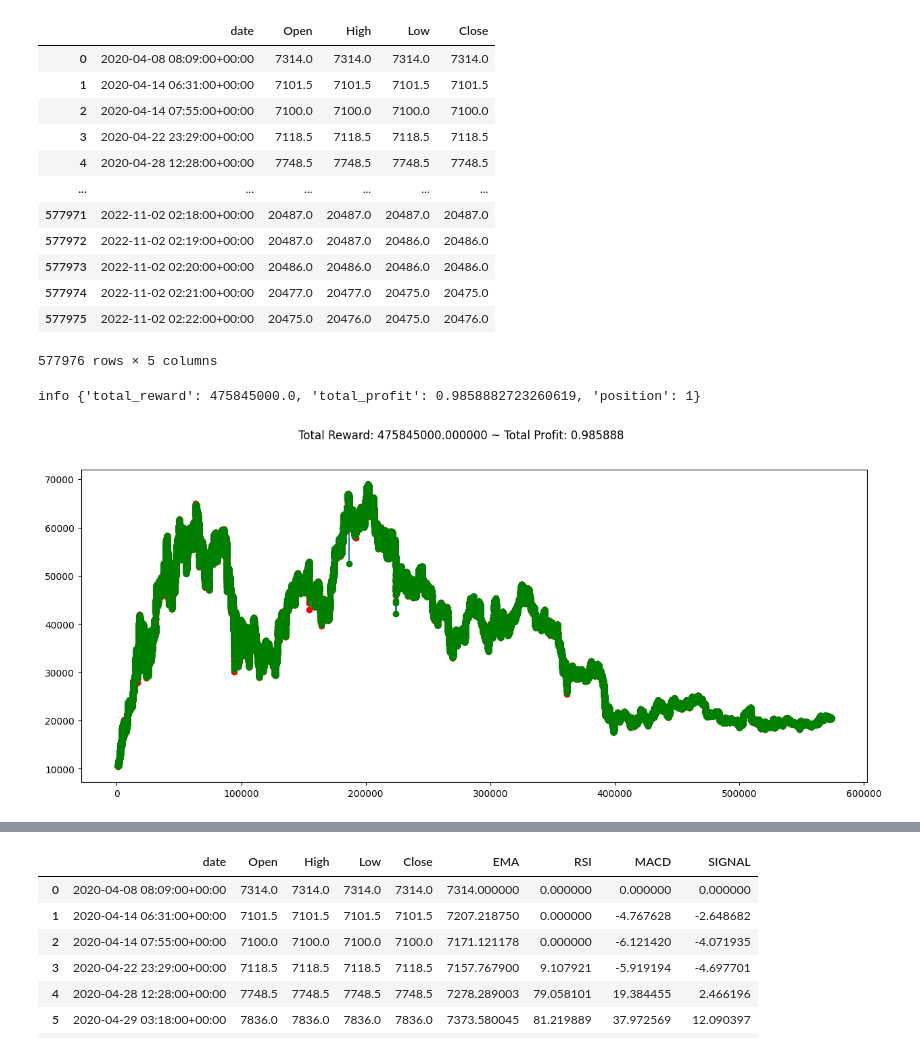
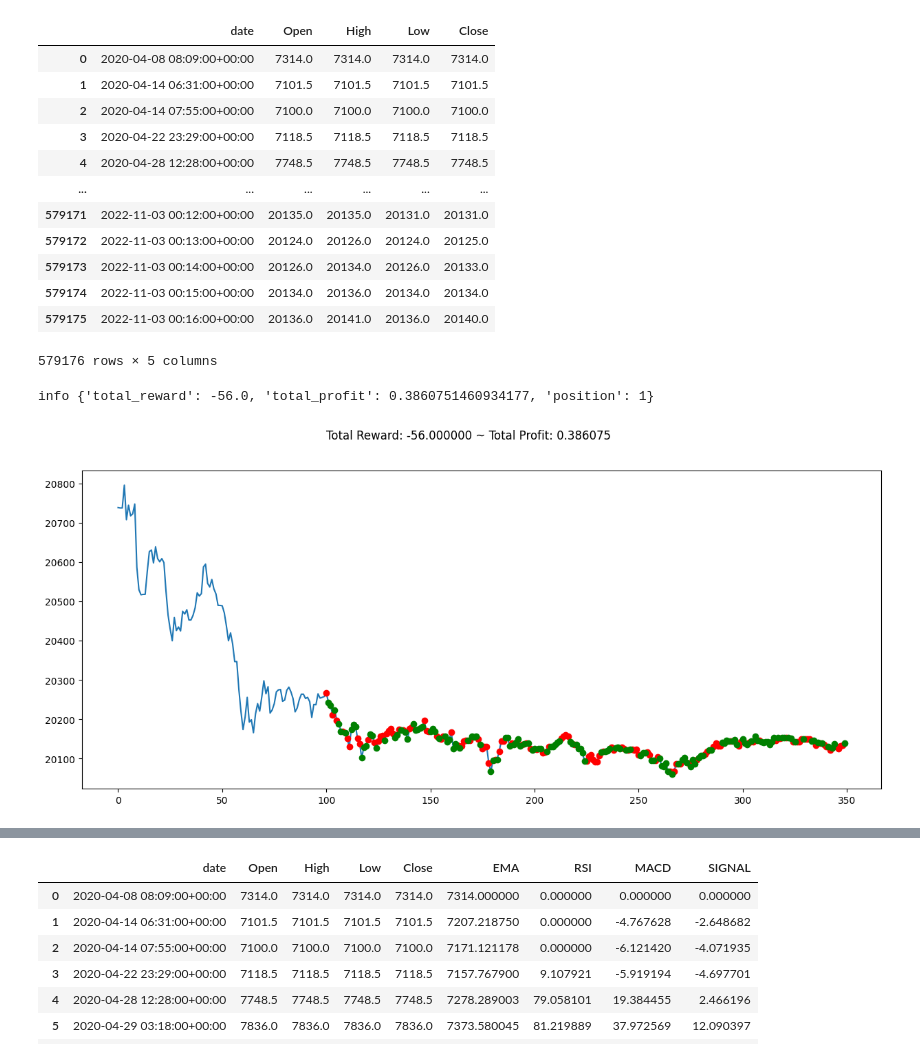
Before and after one commit to BradGaddis/btard-bot, a Jupyter notebook: analyzer copy.ipynb, the cells around one changed output, grey strips where cells are left out. Drawn from its saved outputs; the diff is of its cells as text; code cells hidden in the pictures.

```diff
--- a/analyzer copy.ipynb
+++ b/analyzer copy.ipynb
@@ -46,23 +48,24 @@ dtype: object
 # %%
-window_size = 1000
-lower_bound = 5000
+window_size = 100
+lower_bound = len(df) - 250
+upper_bound = len(df)
 # df = pd.read_csv("data/gmedata.csv")
-env = gym.make('forex-v0', df=df, frame_bound=(lower_bound,len(df)), window_size=window_size)
+env = gym.make('stocks-v0', df=df, frame_bound=(lower_bound,upper_bound), window_size=window_size)
 df
 # %% [output]
 |  | date | Open | High | Low | Close |
 | 0 | 2020-04-08 08:09:00+00:00 | 7314.0 | 7314.0 | 7314.0 | 7314.0 |
 | 1 | 2020-04-14 06:31:00+00:00 | 7101.5 | 7101.5 | 7101.5 | 7101.5 |
 | 2 | 2020-04-14 07:55:00+00:00 | 7100.0 | 7100.0 | 7100.0 | 7100.0 |
 | 3 | 2020-04-22 23:29:00+00:00 | 7118.5 | 7118.5 | 7118.5 | 7118.5 |
 | 4 | 2020-04-28 12:28:00+00:00 | 7748.5 | 7748.5 | 7748.5 | 7748.5 |
 | ... | ... | ... | ... | ... | ... |
-| 577971 | 2022-11-02 02:18:00+00:00 | 20487.0 | 20487.0 | 20487.0 | 20487.0 |
-| 577972 | 2022-11-02 02:19:00+00:00 | 20487.0 | 20487.0 | 20486.0 | 20486.0 |
-| 577973 | 2022-11-02 02:20:00+00:00 | 20486.0 | 20486.0 | 20486.0 | 20486.0 |
-| 577974 | 2022-11-02 02:21:00+00:00 | 20477.0 | 20477.0 | 20475.0 | 20475.0 |
-| 577975 | 2022-11-02 02:22:00+00:00 | 20475.0 | 20476.0 | 20475.0 | 20476.0 |
+| 579171 | 2022-11-03 00:12:00+00:00 | 20135.0 | 20135.0 | 20131.0 | 20131.0 |
+| 579172 | 2022-11-03 00:13:00+00:00 | 20124.0 | 20126.0 | 20124.0 | 20125.0 |
+| 579173 | 2022-11-03 00:14:00+00:00 | 20126.0 | 20134.0 | 20126.0 | 20133.0 |
+| 579174 | 2022-11-03 00:15:00+00:00 | 20134.0 | 20136.0 | 20134.0 | 20134.0 |
+| 579175 | 2022-11-03 00:16:00+00:00 | 20136.0 | 20141.0 | 20136.0 | 20140.0 |
-577976 rows × 5 columns
+579176 rows × 5 columns
 # %%
 # Examining the model
 
@@ -80,6 +83,6 @@ plt.cla()
 env.render_all()
 plt.show()
 # %% [output]
-info {'total_reward': 475845000.0, 'total_profit': 0.9858882723260619, 'position': 1}
+info {'total_reward': -56.0, 'total_profit': 0.3860751460934177, 'position': 1}
-[figure, old version]
+[figure, new version]
 # %%
```
Also changed, not shown: parts of 13 cells of this notebook, 3 other files.
